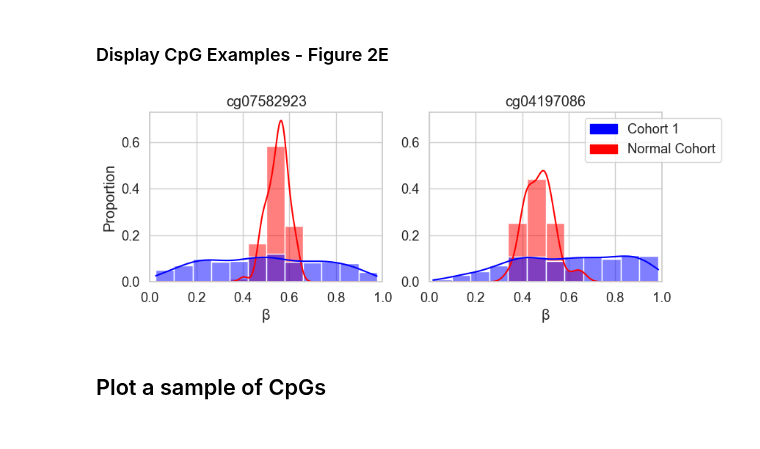
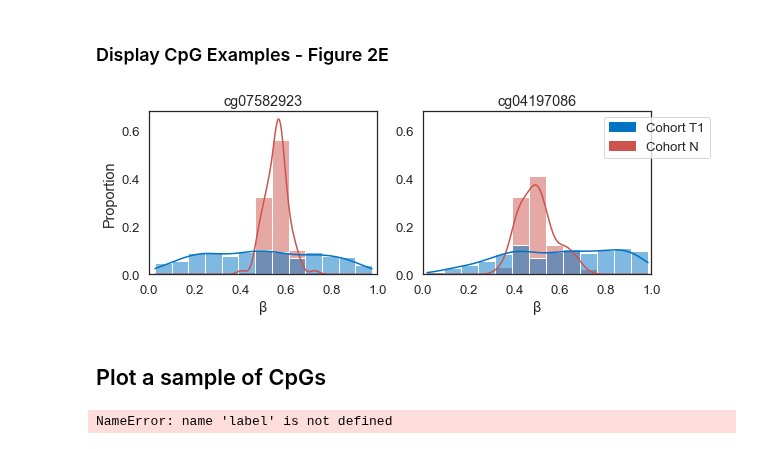
Before and after one commit to danmonyak/EpiClockInvasiveBRCA, a Jupyter notebook: Select_fCpGs/Select_fCpGs.ipynb, the cells around one changed output. Drawn from its saved outputs; the diff is of its cells as text; code cells hidden in the pictures.

```diff
--- a/Select_fCpGs/Select_fCpGs.ipynb
+++ b/Select_fCpGs/Select_fCpGs.ipynb
@@ -14,5 +14,3 @@ from MolecularClocks.src.invasiveCpGs_consts import getConsts
 import util as local_util
 
 consts = getConsts()
-
-sns.set(rc={"savefig.bbox":'tight'}, font_scale=1.2, style='whitegrid')
@@ -121,20 +157,31 @@ fig.savefig(os.path.join(figure_outdir, 'Figure_2_A.pdf'), format='pdf', pad_inc
 # %%
+sns.set(rc={"savefig.bbox":'tight'}, font_scale=1.5, style='white')
+
 fig, ax = plt.subplots(1, 1, figsize=(9, 7))
 
 balanced_means_CpGs = m_util.getCpG_list(data, local_util.BALANCED_CRITERIA, starting_CpG_list=neutral_DNA_CpG_list)
 
-sns.histplot(ax=ax, x=data['tumor']['beta_stds'].loc[balanced_means_CpGs])
-ax.set_xlabel('Cohort 1 intertumor standard deviation of β')
+sns.histplot(ax=ax, x=data['tumor']['beta_stds'].loc[balanced_means_CpGs],
+#             color=consts['palette_jco'][2],
+            color=consts['palette_jco'][3]
+            )
+ax.set_xlabel('Cohort T1 intertumor standard deviation of β')
 ax.set_title(f'Neutral and mean-balanced CpGs (n = {len(balanced_means_CpGs)})')
 
+color = consts['palette_jco'][0]
 
 cutoff = data['tumor']['beta_stds'].loc[balanced_means_CpGs].sort_values()[-500]
-ax.axvline(cutoff, color=color)
+ax.axvline(cutoff,
+          color=color
+          )
 
 xmax = ax.get_xlim()[1]
 ymax = ax.get_ylim()[1]
 
-ax.fill([cutoff, xmax, xmax, cutoff], [0, 0, ymax, ymax], alpha=0.3, color='red', lw=0)
+ax.fill([cutoff, xmax, xmax, cutoff], [0, 0, ymax, ymax], alpha=0.5,
+#         color='green',
+        color=color,
+        lw=0)
 ax.set_xlim(0, xmax)
 ax.set_ylim(0, ymax)
 
@@ -147,39 +194,43 @@ fig.savefig(os.path.join(figure_outdir, 'Figure_2_B.pdf'), format='pdf', pad_inc
 fig, axes = plt.subplots(1, 2, figsize=(9, 3))
 
 CpG_randSamp = np.random.choice(balanced_CpGs_final_set, 2, replace=False)
-color_dict = {'Cohort 1':'blue', 'Normal Cohort':'red'}
+color_dict = {'Cohort T1':consts['palette_jco'][0], 'Cohort N':consts['palette_jco'][3]}
 patches = [mpatches.Patch(color=color_dict[cohort], label=cohort) for cohort in color_dict.keys()]
 
 plots_x, plots_y = axes[1].get_position().get_points()[1]
 fig.legend(handles=patches,
            # title='',
            loc='upper right',
            bbox_to_anchor=(plots_x + .1, plots_y + .005)
            # bbox_to_anchor=(plots_x - .27, plots_y + .3)
           )
 
+CpGs_chosen = ['cg07582923', 'cg04197086']
+
 ymax_max = 0
-for i, CpG in enumerate(CpG_randSamp):
+for i, CpG in enumerate(CpGs_chosen):
     ax = axes[i]
 
     plot_data = pd.concat([
-        pd.DataFrame({'beta':data['tumor']['beta_values_PURE'].loc[CpG], 'Cohort':'Cohort 1'}),
-        pd.DataFrame({'beta':data['normal']['beta_values_PURE'].loc[CpG], 'Cohort':'Normal Cohort'})
+        pd.DataFrame({'beta':data['tumor']['beta_values_SELECTION'].loc[CpG], 'Cohort':'Cohort T1'}),
+        pd.DataFrame({'beta':data['normal']['beta_values_SELECTION'].loc[CpG], 'Cohort':'Cohort N'})
     ], axis=0)
-    sns.histplot(ax=ax, data=plot_data, x='beta', hue='Cohort', kde=True, common_norm=False, stat='proportion', palette = color_dict, legend=False)
+    sns.histplot(ax=ax, data=plot_data, x='beta', hue='Cohort',
+                 kde=True,
+                 common_norm=False, stat='proportion', palette = color_dict, legend=False)
     ax.set_title(CpG)
     ax.set_xlabel('β')
 
     ymax_max = max(ymax_max, ax.get_ylim()[1])
 
 axes[0].set_ylim(0, ymax_max)
 axes[1].set_ylim(0, ymax_max)
 
 axes[0].set_xlim(0, 1)
 axes[1].set_xlim(0, 1)
 
 axes[1].set_ylabel('')
 
 fig.savefig(os.path.join(figure_outdir, 'Figure_2_E.pdf'), format='pdf', pad_inches=0.1)
 # %% [output]
-[figure, old version]
+[figure, new version]
@@ -193,10 +238,12 @@ plotTumorWise(data, CpG_list=balanced_CpGs, sample_list=list(sample_list.values(
 ## Plot a sample of CpGs
 # %%
 m_util.plotCpGDists(
-    extra_title = f'{label}\n',
+#     extra_title = f'{label}\n',
     CpG_list=CpG_list,
     outfile=True,
     outfile_name=outfile_name,
     outdir=outdir,
     dim=(6, 5)
 )
+# %% [output]
+NameError: name 'label' is not defined
```
Also changed, not shown: parts of 10 cells of this notebook, 1 other file.
